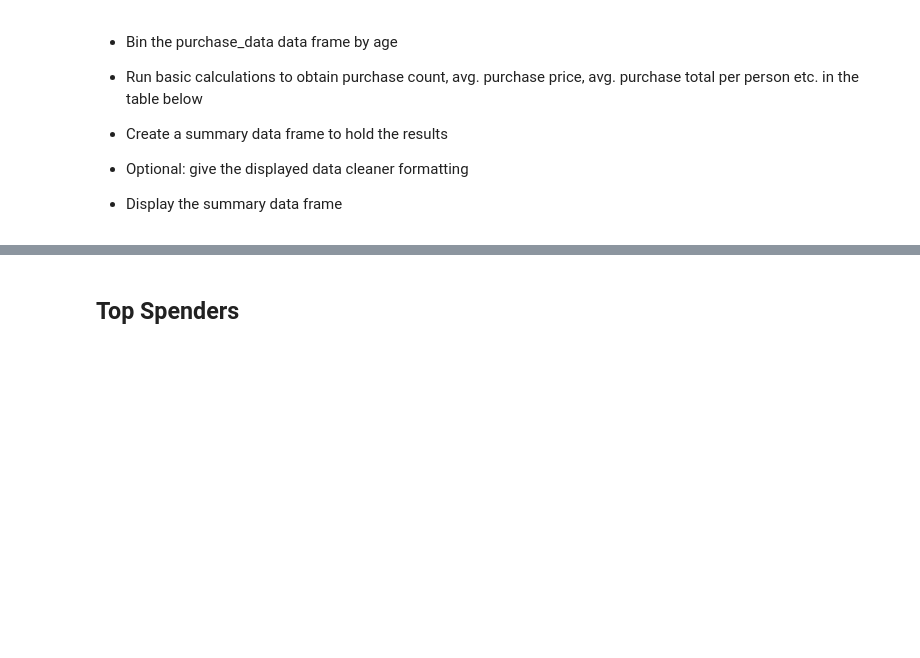
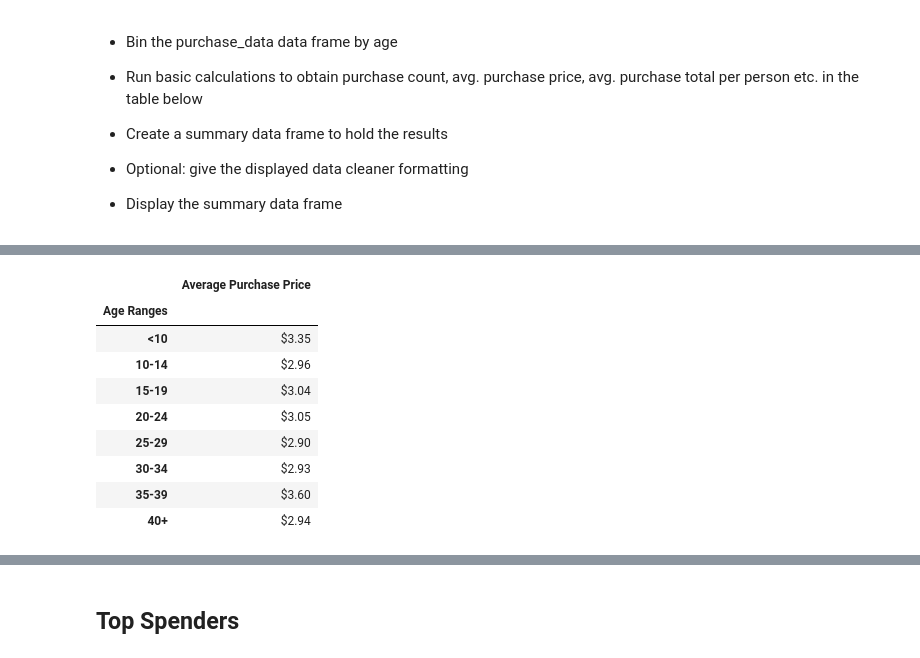
Before and after one commit to aburstyn9068/pandas-challenge, a Jupyter notebook: HeroesOfPymoli/HeroesOfPymoli_starter.ipynb, the cells around one changed output, grey strips where cells are left out. Drawn from its saved outputs; the diff is of its cells as text; code cells hidden in the pictures; blank space fills up the shorter version.

```diff
--- a/HeroesOfPymoli/HeroesOfPymoli_starter.ipynb
+++ b/HeroesOfPymoli/HeroesOfPymoli_starter.ipynb
@@ -330,0 +359,20 @@ ageDF
+# %%
+# Calulcate Average Purchase Price
+purchaseAvePrice = ageAnalysis.groupby("Age Ranges").mean()
+
+# Clean up data frame output
+purchaseAvePrice = purchaseAvePrice[["Price"]]
+purchaseAvePrice = purchaseAvePrice.rename(columns={"Price": "Average Purchase Price"})
+purchaseAvePrice["Average Purchase Price"] = purchaseAvePrice["Average Purchase Price"].map("${:.2f}".format)
+purchaseAvePrice
+# %% [output]
+|  | Average Purchase Price |
+| Age Ranges |  |
+| <10 | $3.35 |
+| 10-14 | $2.96 |
+| 15-19 | $3.04 |
+| 20-24 | $3.05 |
+| 25-29 | $2.90 |
+| 30-34 | $2.93 |
+| 35-39 | $3.60 |
+| 40+ | $2.94 |
```
Also changed, not shown: parts of 8 cells of this notebook.
